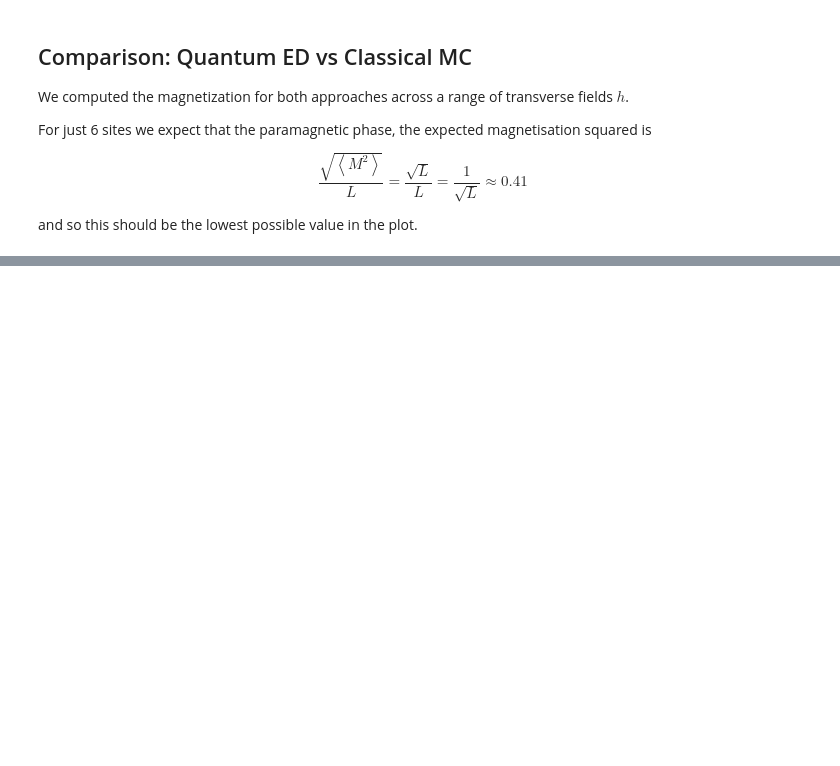
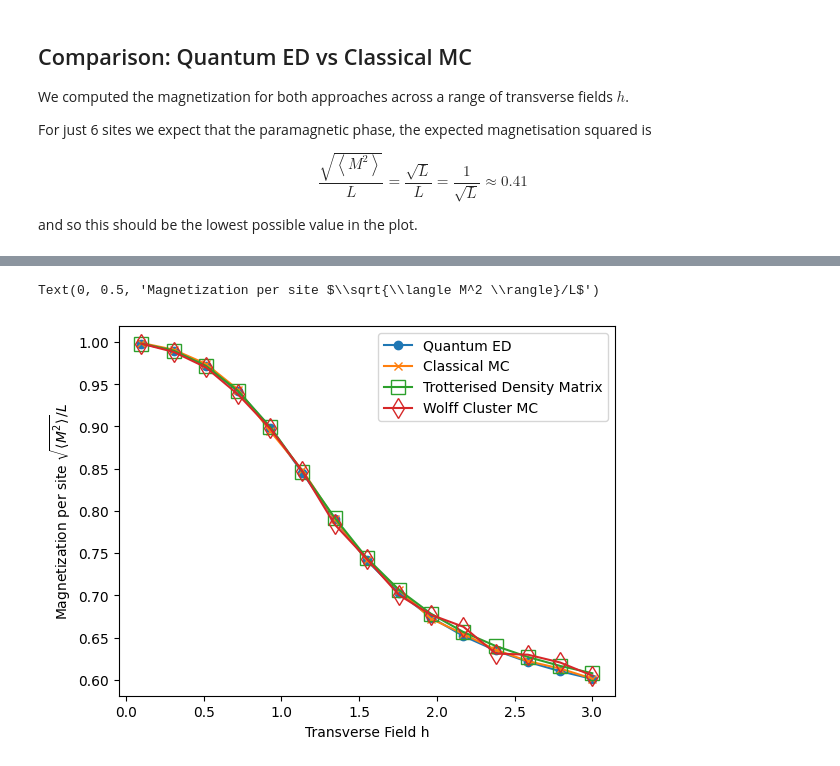
Before and after one commit to FTurci/quantum-classical-ising, a Jupyter notebook: test.ipynb, the cells around one changed output, grey strips where cells are left out. Saved outputs shown, nothing was run; the diff lists cells and outputs as text; code cells hidden in the pictures; blank space fills up the shorter version.

```diff
--- a/test.ipynb
+++ b/test.ipynb
@@ -251,0 +415,16 @@ Note: you may need to restart the kernel to use updated packages.
+# %%
+
+w_M2 = []
+for h in h_range:
+    w_M2.append(classical_wolff_mc(L, J, h, beta, M=100, n_steps=2000))
+# %%
+plt.plot(h_range, q_M2, label='Quantum ED', marker='o')
+plt.plot(h_range, cl_M2, label='Classical MC', marker='x')
+plt.plot(h_range, rho_M2, ms=10, mfc="None",label='Trotterised Density Matrix', marker='s')
+plt.plot(h_range, w_M2, ms=10, mfc="None",label='Wolff Cluster MC', marker='d')
+plt.legend()
+plt.xlabel('Transverse Field h')
+plt.ylabel(r'Magnetization per site $\sqrt{\langle M^2 \rangle}/L$')
+# %% [output]
+Text(0, 0.5, 'Magnetization per site $\\sqrt{\\langle M^2 \\rangle}/L$')
+[figure, added]
```
Also changed, not shown: parts of 20 cells of this notebook.
